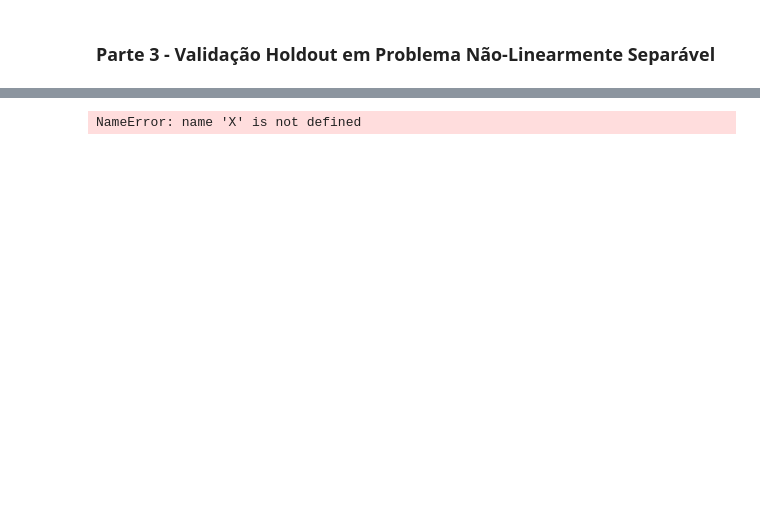
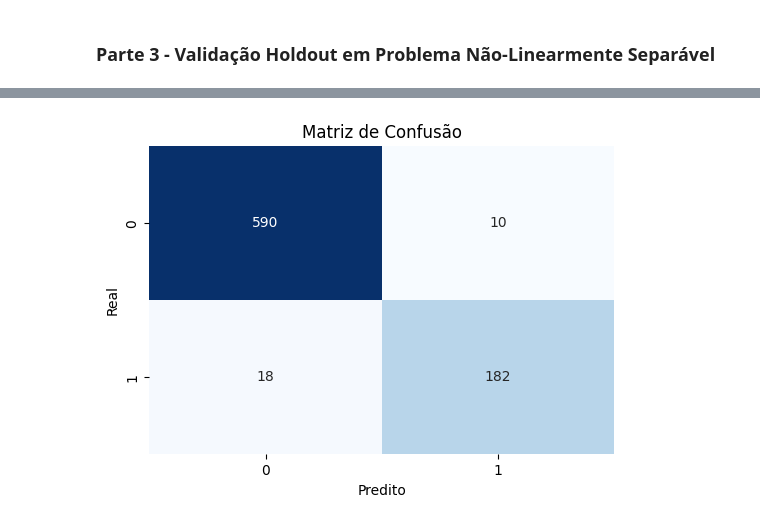
Before and after one commit to ErikExatas/Redes-Neurais-Artificiais-PP2.1, a Jupyter notebook: src/Perceptron_Rosemblatt_Parte3.ipynb, the cells around one changed output, grey strips where cells are left out. Saved outputs shown, nothing was run; the diff lists cells and outputs as text; code cells hidden in the pictures; blank space fills up the shorter version.

Commit message:
feat: confusion matrix

```diff
--- a/src/Perceptron_Rosemblatt_Parte3.ipynb
+++ b/src/Perceptron_Rosemblatt_Parte3.ipynb
@@ -205,18 +206,21 @@ plt.show()
 # %%
-from sklearn.metrics import confusion_matrix, classification_report
-
 # Gerar previsões (1 amostra por vez)
 y_pred = []
 for x in X:
-    y_pred = perceptron.predict(x)
+    y_pred.append(perceptron.predict(x))
 
 # Matriz de confusão
-cm = confusion_matrix(y, y_pred)
-print("Matriz de Confusão:")
-print(cm)
+cm = skm.confusion_matrix(y, y_pred)
 
 # Relatório detalhado (acurácia, precisão, recall, F1)
-print("\nRelatório de Classificação:")
-print(classification_report(y, y_pred, digits=4))
+rep = skm.classification_report(y, y_pred, digits=4)
-# %% [output]
-NameError: name 'X' is not defined
+# %%
+# Plot da matriz de confusão
+plt.figure(figsize=(6, 4))
+sns.heatmap(cm, annot=True, fmt='d', cmap='Blues', cbar=False)
+plt.xlabel('Predito')
+plt.ylabel('Real')
+plt.title('Matriz de Confusão')
+plt.show()
+# %% [output]
+[figure, added]
```
Also changed, not shown: parts of 8 cells of this notebook.
